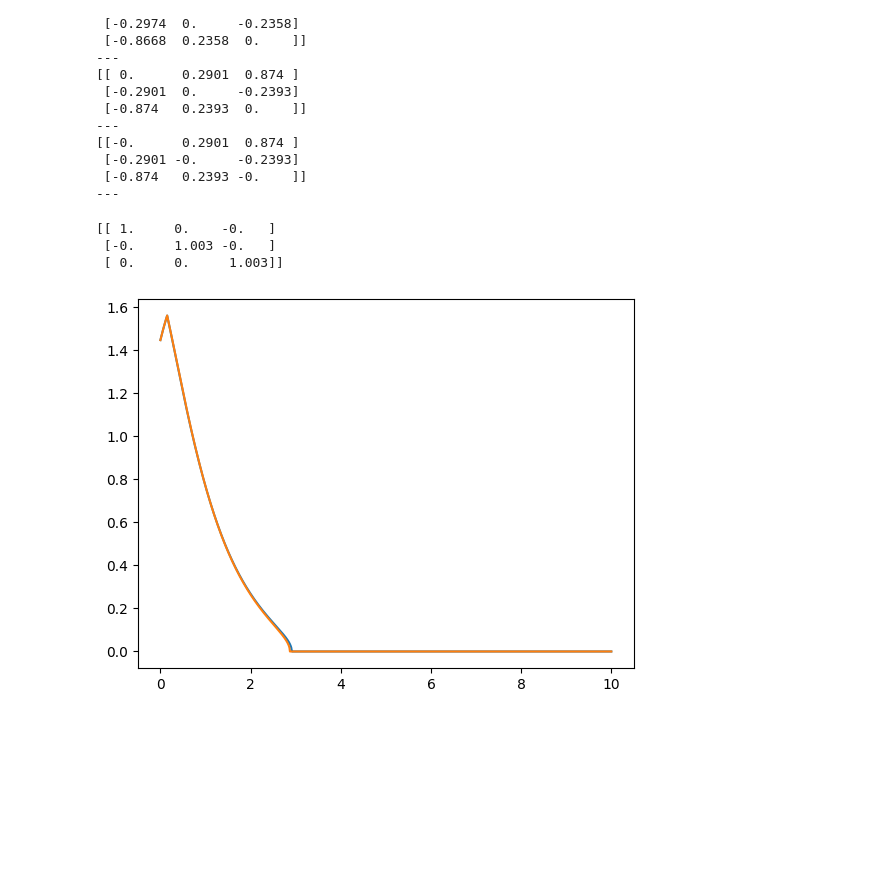
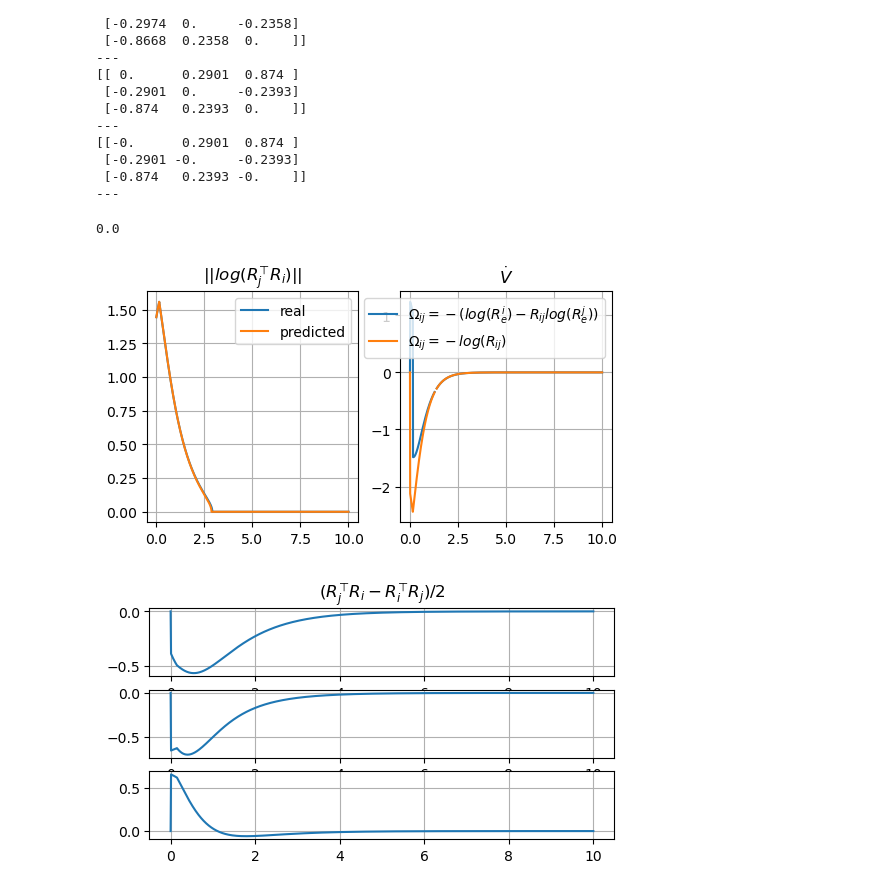
Before and after one commit to jesusBV20/source_seeking_3D, a Jupyter notebook: _test_notebook.ipynb, the cells around one changed output. Drawn from its saved outputs; the diff is of its cells as text; code cells hidden in the pictures; blank space fills up the shorter version.

```diff
--- a/_test_notebook.ipynb
+++ b/_test_notebook.ipynb
@@ -96,37 +96,72 @@ R12_data = np.zeros((len(tlist),3,3))
 
 R12_norm_data = np.zeros((len(tlist)))
 R12_norm_pred_data = np.zeros((len(tlist)))
 
+V_dot_data = np.zeros((len(tlist)))
+V_dot_test_data = np.zeros((len(tlist)))
+
+lee_metric = np.zeros((len(tlist),3))
+
 for i,t in enumerate(tlist):
     if i == 0:
         R1_data[i,:,:] = R1
         R2_data[i,:,:] = R2
         R12_data[i,:,:] = R12
         R12_norm_data[i] = theta_distance_from_R(R12)
         R12_norm_pred_data[i] = theta_distance_from_R(R12)
 
     else:
         Omega_1 = omega_law(R1_data[i-1,:,:])
         Omega_2 = omega_law(R2_data[i-1,:,:])
 
         R1_data[i,:,:] = R1_data[i-1,:,:]@exp_map(Omega_1*dt)
         R2_data[i,:,:] = R2_data[i-1,:,:]@exp_map(Omega_2*dt)
 
         #Omega_12 = (Omega_1 - R12_comp.T @ Omega_2 @ R12_comp)
         Omega_12 = -kw*so3_hat(so3_vee(log_map_of_R(Ra.T @  R1_data[i-1,:,:])) - R12_data[i-1,:,:].T @ so3_vee(log_map_of_R(Ra.T @ R2_data[i-1,:,:])))
         R12_data[i,:,:] = R12_data[i-1,:,:]@exp_map(Omega_12*dt)
 
         R12_norm_data[i] = theta_distance_from_R(R2_data[i,:,:].T@R1_data[i,:,:])
         R12_norm_pred_data[i] = theta_distance_from_R(R12_data[i,:,:])
 
+        log_R12_vee = np.array([so3_vee(log_map_of_R(R12_data[i,:,:]))])
+        Omega_12_vee = np.array([so3_vee(Omega_12)])
+
+        V_dot_data[i] = log_R12_vee @ Omega_12_vee.T
+        V_dot_test_data[i] = -log_R12_vee @ log_R12_vee.T
+
+        lee_metric[i,:] = np.array(so3_vee(R2_data[i,:,:].T@R1_data[i,:,:] - R1_data[i,:,:].T@R2_data[i,:,:]))/2
+
 with np.printoptions(precision=3, suppress=True):
-    print(Ra.T@R1_data[-1,:,:])
+    print(theta_distance_from_R(Ra.T@R1_data[-1,:,:]))
 
-plt.plot(tlist, R12_norm_data)
-plt.plot(tlist, R12_norm_pred_data)
+fig = plt.figure(figsize=(6,3))
+axs = fig.subplots(1,2)
+
+axs[0].set_title(r"$\|\|log(R_j^\top R_i)\|\|$")
+axs[0].plot(tlist, R12_norm_data, label="real")
+axs[0].plot(tlist, R12_norm_pred_data, label="predicted")
+axs[0].grid(True)
+axs[0].legend()
+
+axs[1].set_title(r"$\dot V$")
+axs[1].plot(tlist, V_dot_data, label=r"$\Omega_{ij} = -(log(R_e^i) - R_{ij}log(R_e^j))$")
+axs[1].plot(tlist, V_dot_test_data, label=r"$\Omega_{ij} = -log(R_{ij})$")
+axs[1].grid(True)
+axs[1].legend()
+
 plt.show()
+
+fig = plt.figure(figsize=(6,3))
+axs = fig.subplots(3,1)
+
+axs[0].set_title(r"$(R_j^\top R_i - R_i^\top R_j)/2$")
+for i in range(3):
+    axs[i].plot(tlist, lee_metric[:,i])
+    axs[i].grid(True)
+
+plt.show()
 # %% [output]
-[[ 1.     0.    -0.   ]
- [-0.     1.003 -0.   ]
- [ 0.     0.     1.003]]
+0.0
-[figure, old version]
+[figure, new version]
+[figure, added]
```
